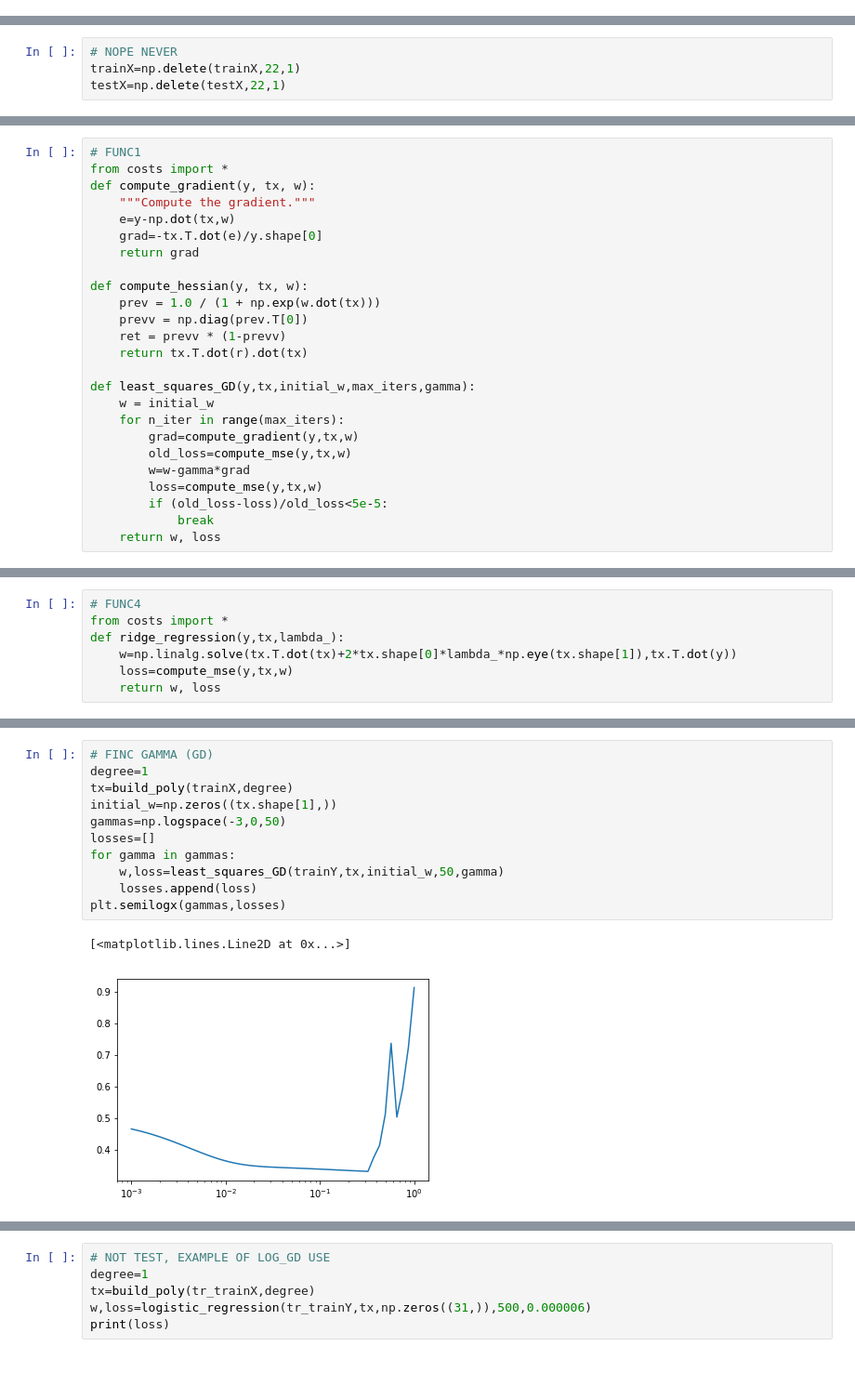
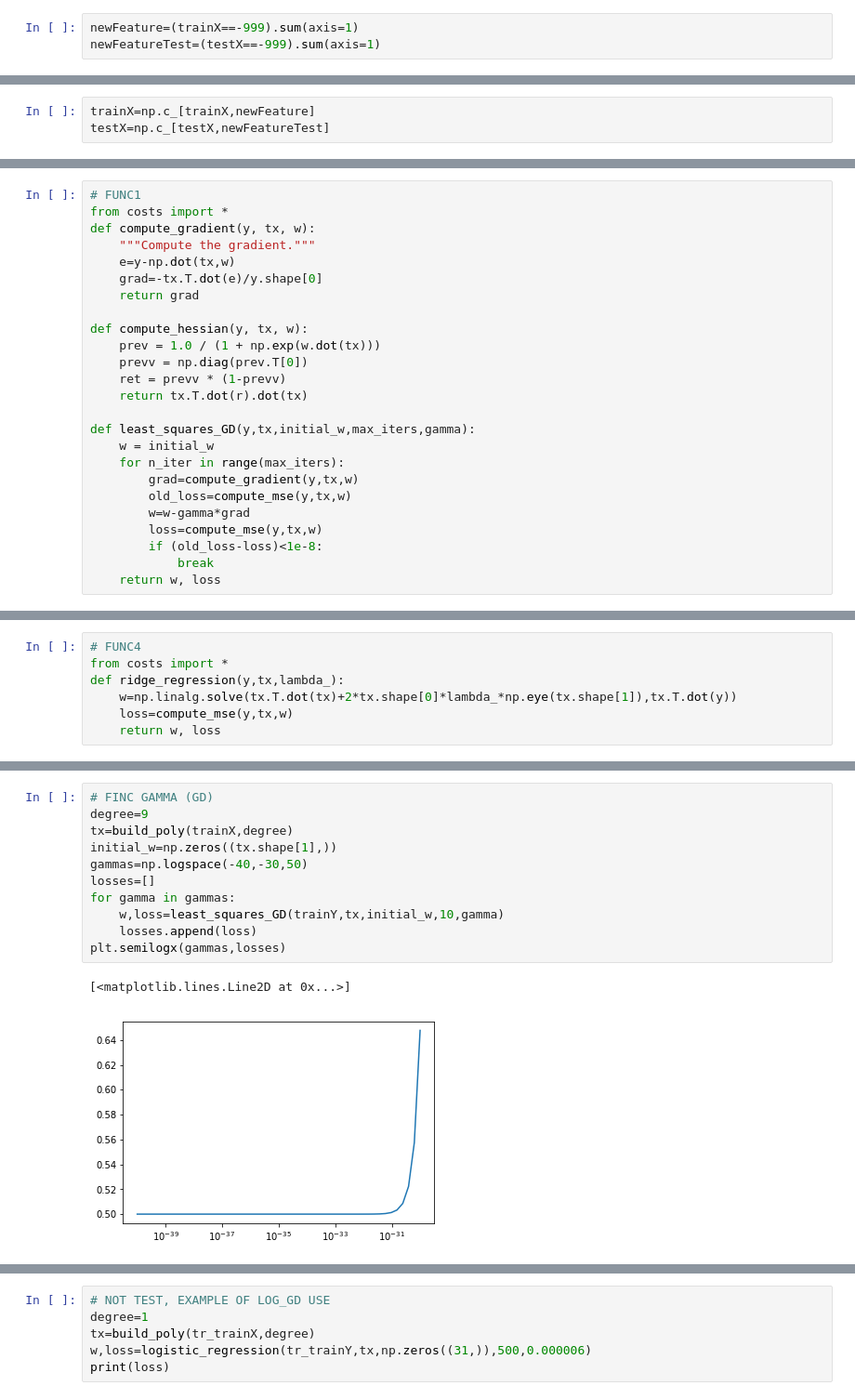
Before and after one commit to Droxef/ML2017, a Jupyter notebook: files/debug.ipynb, the cells around one changed output, grey strips where cells are left out. Shown at 93% size. Saved outputs shown, nothing was run; the diff lists cells and outputs as text; blank space fills up the shorter version.

```diff
--- a/files/debug.ipynb
+++ b/files/debug.ipynb
@@ -10,6 +15,9 @@ import matplotlib.pyplot as plt
 from proj1_helpers import *
 testY,testX,idTest=load_csv_data("../../dataset/test.csv", sub_sample=False)
 trainY,trainX,idTrain=load_csv_data("../../dataset/train.csv", sub_sample=False)
+# %%
+newFeature=(trainX==-999).sum(axis=1)
+newFeatureTest=(testX==-999).sum(axis=1)
 # %%
 # NECESSAIRE (MAIS TEST AVEC ET SANS EST UN PLUS)
 trainX[trainX==-999]=np.nan
@@ -33,3 +45,6 @@ for i in range(testX.shape[1]):
+# %%
+trainX=np.c_[trainX,newFeature]
+testX=np.c_[testX,newFeatureTest]
 # %%
 # NECESSAIRE (MAIS TEST AVEC ET SANS EST UN PLUS)
 meanTrain=np.nanmean(trainX,axis=0)
@@ -71,10 +86,6 @@ max_iters=500
 gamma=3e-7
 #lambda_=10
 #degree=4
-# %%
-# NOPE NEVER
-trainX=np.delete(trainX,22,1)
-testX=np.delete(testX,22,1)
 # %%
 # USELESS FOR TEST
 # 4,6,7,11,12,14,15,18,20,22,24,25,27,28 is useless?
@@ -224,7 +272,7 @@ def least_squares_GD(y,tx,initial_w,max_iters,gamma):
         old_loss=compute_mse(y,tx,w)
         w=w-gamma*grad
         loss=compute_mse(y,tx,w)
-        if (old_loss-loss)/old_loss<5e-5:
+        if (old_loss-loss)<1e-8:
             break
     return w, loss
 # %%
@@ -322,18 +382,18 @@ def reg_logistic_regression(y,tx,lambda_,initial_w,max_iters,gamma):
     return w, loss
 # %%
 # FINC GAMMA (GD)
-degree=1
+degree=9
 tx=build_poly(trainX,degree)
 initial_w=np.zeros((tx.shape[1],))
-gammas=np.logspace(-3,0,50)
+gammas=np.logspace(-40,-30,50)
 losses=[]
 for gamma in gammas:
-    w,loss=least_squares_GD(trainY,tx,initial_w,50,gamma)
+    w,loss=least_squares_GD(trainY,tx,initial_w,10,gamma)
     losses.append(loss)
 plt.semilogx(gammas,losses)
 # %% [output]
 [<matplotlib.lines.Line2D at 0x...>]
-[figure, old version]
+[figure, new version]
 # %%
 # KEEP GAMMA
 gamma=gammas[np.argmin(losses)]
```
Also changed, not shown: parts of 38 cells of this notebook, 29 other files.
